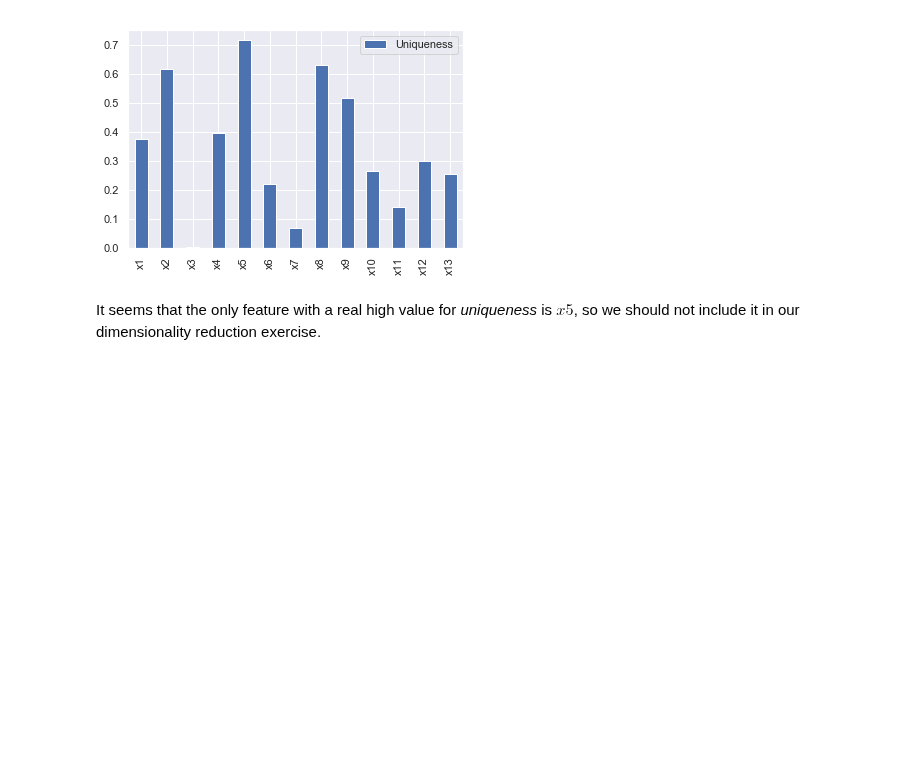
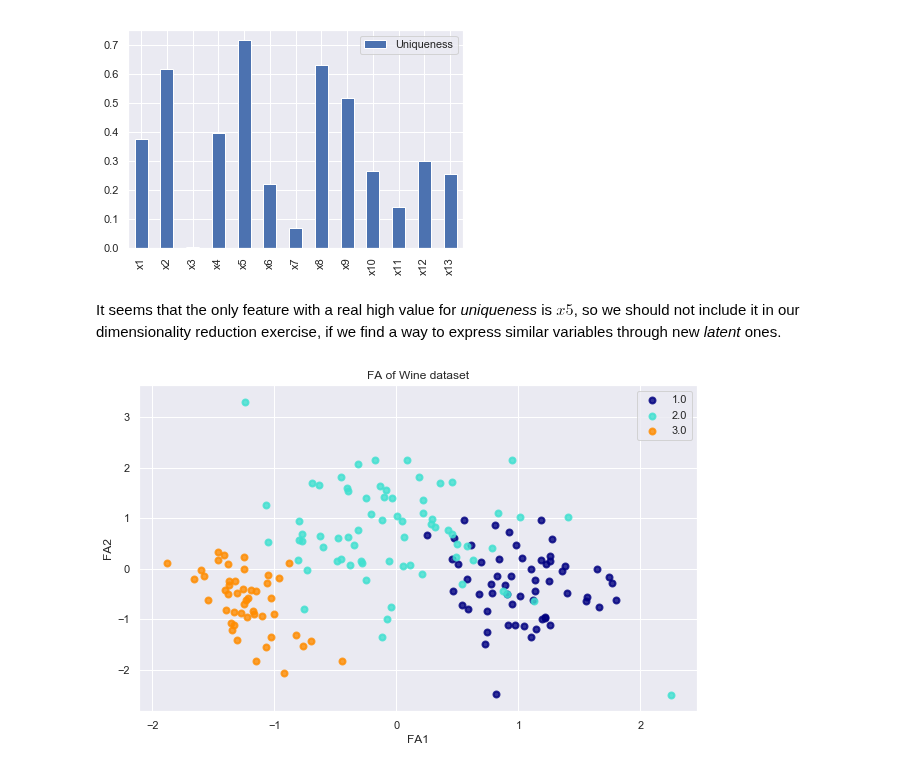
Before and after one commit to renero/class_notebooks, a Jupyter notebook: LDA, PCA and Factor Analysis.ipynb, the cells around one changed output. Drawn from its saved outputs; the diff is of its cells as text; code cells hidden in the pictures; blank space fills up the shorter version.

```diff
--- a/LDA, PCA and Factor Analysis.ipynb
+++ b/LDA, PCA and Factor Analysis.ipynb
@@ -288,4 +286,27 @@ plt.show();
 # %% [output]
 [figure]
 # %% [markdown]
-It seems that the only feature with a real high value for _uniqueness_ is $x5$, so we should not include it in our dimensionality reduction exercise.
+It seems that the only feature with a real high value for _uniqueness_ is $x5$, so we should not include it in our dimensionality reduction exercise, if we find a way to express similar variables through new _latent_ ones.
+# %%
+X, y = wine.features, wine.target
+factor = FactorAnalysis(n_components=4, random_state=101).fit(X)
+X_factor = factor.transform(X)
+# %%
+def plot_factor(factor_i, factor_j):
+    target_names = list(wine.target.unique())
+    colors = ['navy', 'turquoise', 'darkorange']
+    lw = 2
+    for color, i in zip(colors, target_names):
+        plt.scatter(X_factor[wine.target == i, factor_i],
+                    X_factor[wine.target == i, factor_j],
+                    color=color, alpha=.8, lw=lw,
+                    label=i)
+    plt.legend(loc='best', shadow=False, scatterpoints=1)
+    plt.title('FA of Wine dataset')
+    plt.xlabel('FA{}'.format(factor_i+1)); plt.ylabel('FA{}'.format(factor_j+1))
+
+plt.figure(figsize=(10,6))
+plot_factor(0, 1)
+plt.show();
+# %% [output]
+[figure, added]
```
Also changed, not shown: parts of 2 cells of this notebook.
